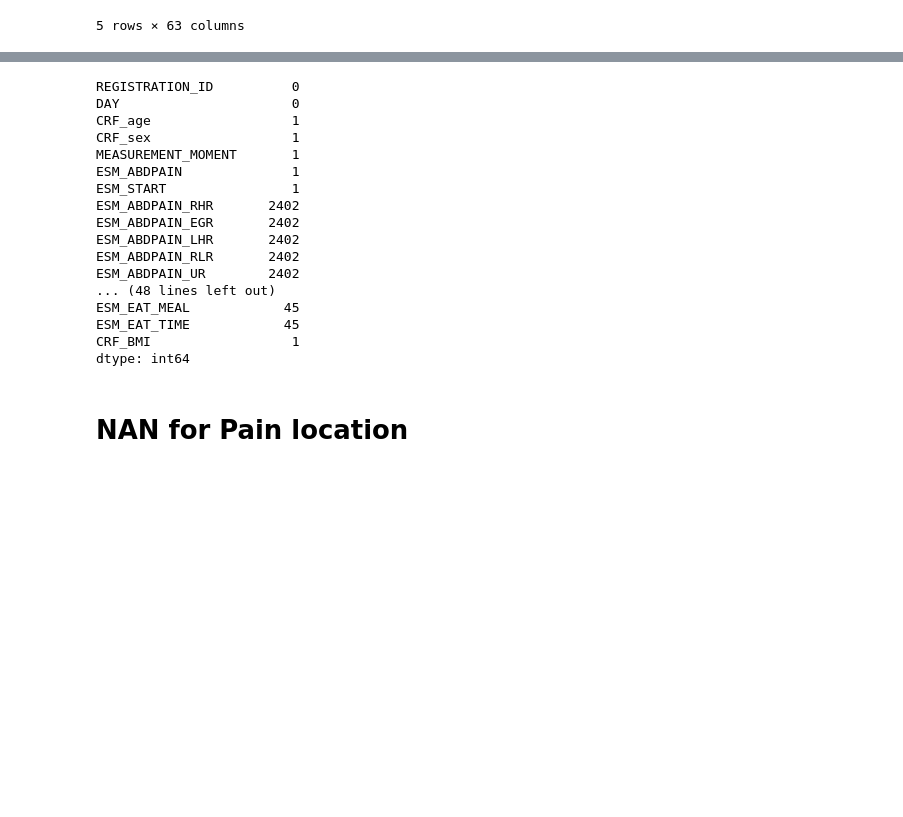
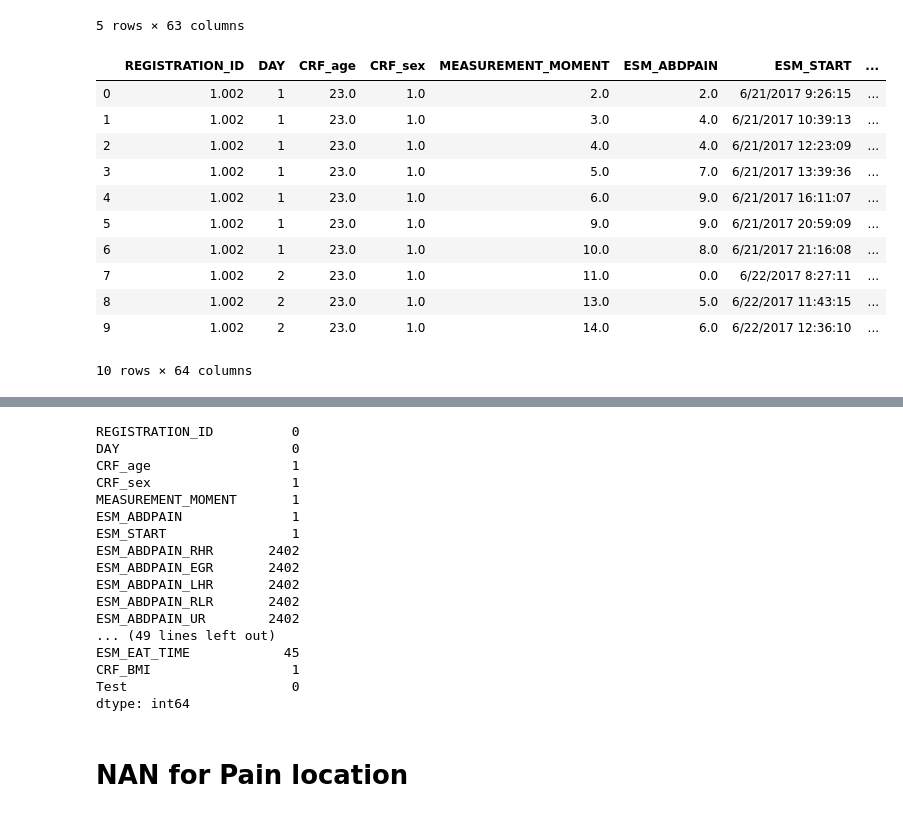
Before and after one commit to JuliusHaring/ESM, a Jupyter notebook: exploratory_analysis/Imputation.ipynb, the cells around one changed output, grey strips where cells are left out. Cells and saved outputs as stored; diff of their text form; code cells hidden in the pictures; blank space fills up the shorter version.

```diff
--- a/exploratory_analysis/Imputation.ipynb
+++ b/exploratory_analysis/Imputation.ipynb
@@ -26,6 +26,22 @@ df.head()
 | 3 | 1.002 | 1 | 23.0 | 1.0 | 5.0 | 7.0 | 6/21/2017 13:39:36 | ... |
 | 4 | 1.002 | 1 | 23.0 | 1.0 | 6.0 | 9.0 | 6/21/2017 16:11:07 | ... |
 5 rows × 63 columns
+# %%
+df["Test"] = np.where(df["REGISTRATION_ID"].astype(np.int) == 1, True, False)
+df.head(10)
+# %% [output]
+|  | REGISTRATION_ID | DAY | CRF_age | CRF_sex | MEASUREMENT_MOMENT | ESM_ABDPAIN | ESM_START | ... |
+| 0 | 1.002 | 1 | 23.0 | 1.0 | 2.0 | 2.0 | 6/21/2017 9:26:15 | ... |
+| 1 | 1.002 | 1 | 23.0 | 1.0 | 3.0 | 4.0 | 6/21/2017 10:39:13 | ... |
+| 2 | 1.002 | 1 | 23.0 | 1.0 | 4.0 | 4.0 | 6/21/2017 12:23:09 | ... |
+| 3 | 1.002 | 1 | 23.0 | 1.0 | 5.0 | 7.0 | 6/21/2017 13:39:36 | ... |
+| 4 | 1.002 | 1 | 23.0 | 1.0 | 6.0 | 9.0 | 6/21/2017 16:11:07 | ... |
+| 5 | 1.002 | 1 | 23.0 | 1.0 | 9.0 | 9.0 | 6/21/2017 20:59:09 | ... |
+| 6 | 1.002 | 1 | 23.0 | 1.0 | 10.0 | 8.0 | 6/21/2017 21:16:08 | ... |
+| 7 | 1.002 | 2 | 23.0 | 1.0 | 11.0 | 0.0 | 6/22/2017 8:27:11 | ... |
+| 8 | 1.002 | 2 | 23.0 | 1.0 | 13.0 | 5.0 | 6/22/2017 11:43:15 | ... |
+| 9 | 1.002 | 2 | 23.0 | 1.0 | 14.0 | 6.0 | 6/22/2017 12:36:10 | ... |
+10 rows × 64 columns
 # %%
 df.describe()
 # %% [output]
@@ -54,10 +70,10 @@ ESM_ABDPAIN_EGR       2402
 ESM_ABDPAIN_LHR       2402
 ESM_ABDPAIN_RLR       2402
 ESM_ABDPAIN_UR        2402
-... (48 lines left out)
-ESM_EAT_MEAL            45
+... (49 lines left out)
 ESM_EAT_TIME            45
 CRF_BMI                  1
+Test                     0
 dtype: int64
 # %% [markdown]
 # NAN for Pain location
```
Also changed, not shown: parts of 5 cells of this notebook.
